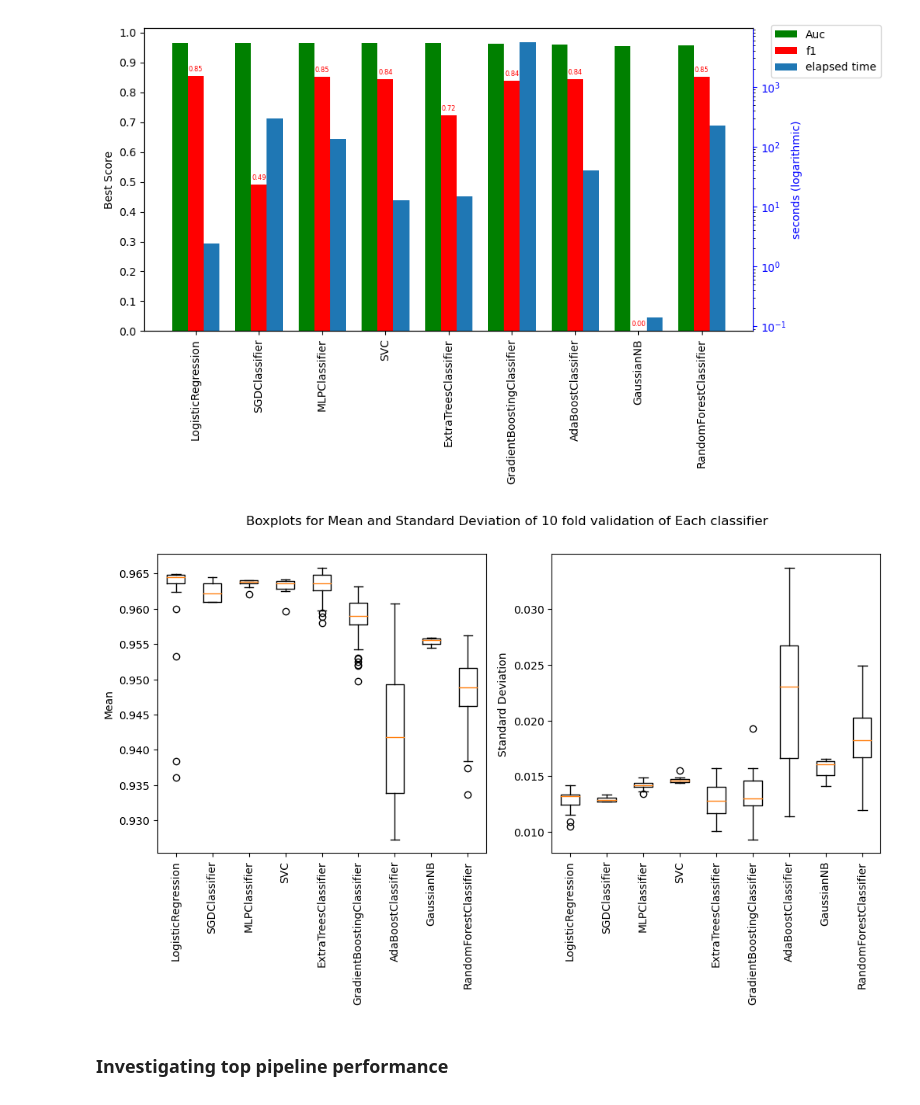
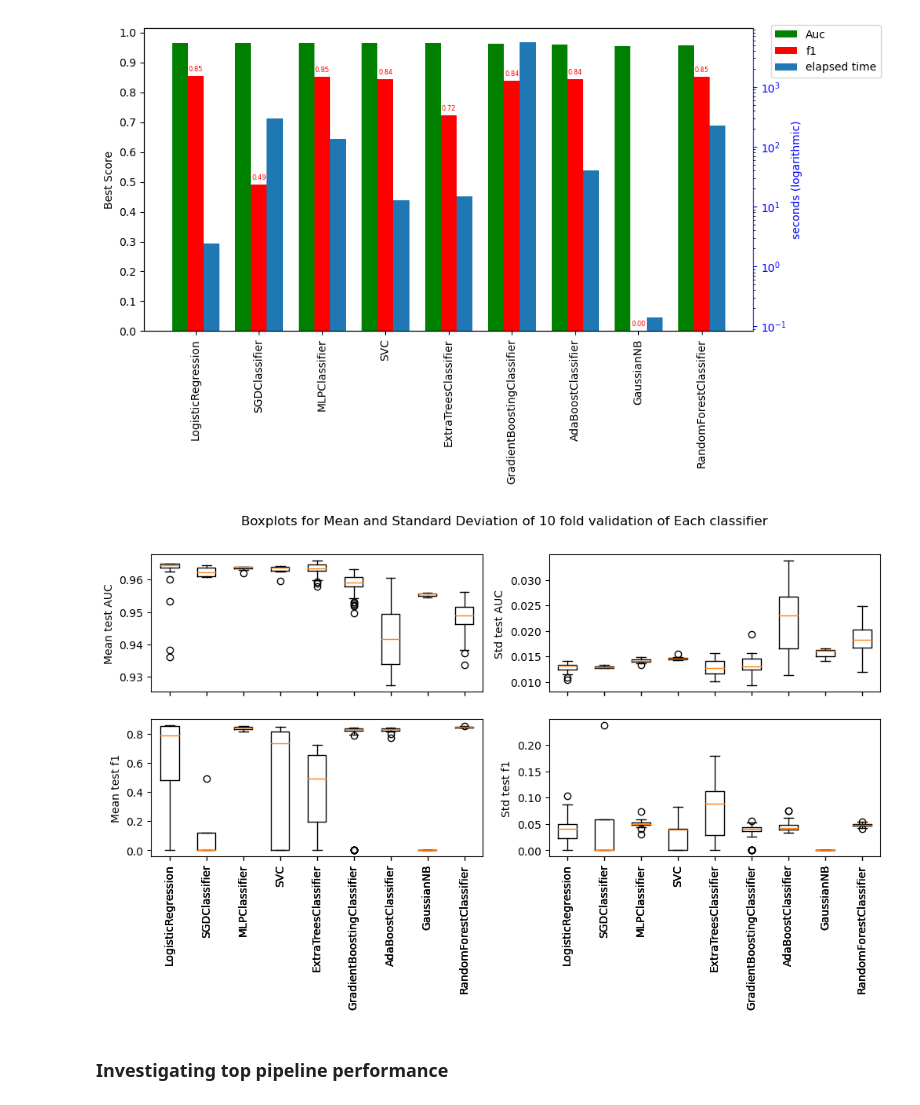
Before and after one commit to hamedtea/thesis, a Jupyter notebook: Feature_based_ML_model.ipynb, the cells around one changed output. Drawn from its saved outputs; the diff is of its cells as text; code cells hidden in the pictures.

Commit message:
Add f1 boxplots

```diff
--- a/Feature_based_ML_model.ipynb
+++ b/Feature_based_ML_model.ipynb
@@ -423,19 +423,28 @@ plt.show()
 [figure]
 # %%
 # Create two subplots for 'mean' and 'std'
-fig, axs = plt.subplots(1, 2, figsize=(12, 5))
+fig, axs = plt.subplots(2, 2, figsize=(12, 5), sharex=True)
 fig.suptitle('Boxplots for Mean and Standard Deviation of 10 fold validation of Each classifier')
 # Boxplot for 'mean' values
-axs[0].boxplot([results[key]['mean_test_AUC'] for key in results.keys()], labels=results.keys())
-axs[0].set_ylabel('Mean')
-axs[0].set_xticklabels(results.keys(), rotation=90)
+axs[0][0].boxplot([results[key]['mean_test_AUC'] for key in results.keys()], labels=results.keys())
+axs[0][0].set_ylabel('Mean test AUC')
+axs[1][0].set_xticklabels(results.keys(), rotation=90)
+axs[1][1].set_xticklabels(results.keys(), rotation=90)
 # Boxplot for 'std' values
-axs[1].boxplot([results[key]['std_test_AUC'] for key in results.keys()], labels=results.keys())
-axs[1].set_ylabel('Standard Deviation')
-axs[1].set_xticklabels(results.keys(), rotation=90)
+axs[0][1].boxplot([results[key]['std_test_AUC'] for key in results.keys()], labels=results.keys())
+axs[0][1].set_ylabel('Std test AUC')
+#axs[0][1].set_xticklabels(results.keys(), rotation=90)
+
+axs[1][0].boxplot([results[key]['mean_test_f1'] for key in results.keys()], labels=results.keys())
+axs[1][0].set_ylabel('Mean test f1')
+#axs[1][0].set_xticklabels(results.keys(), rotation=90)
+
+axs[1][1].boxplot([results[key]['std_test_f1'] for key in results.keys()], labels=results.keys())
+axs[1][1].set_ylabel('Std test f1')
+#axs[1][1].set_xticklabels(results.keys(), rotation=90)
 plt.show()
 # %% [output]
-[figure, old version]
+[figure, new version]
 # %% [markdown]
 ### Investigating top pipeline performance
 # %%
```
